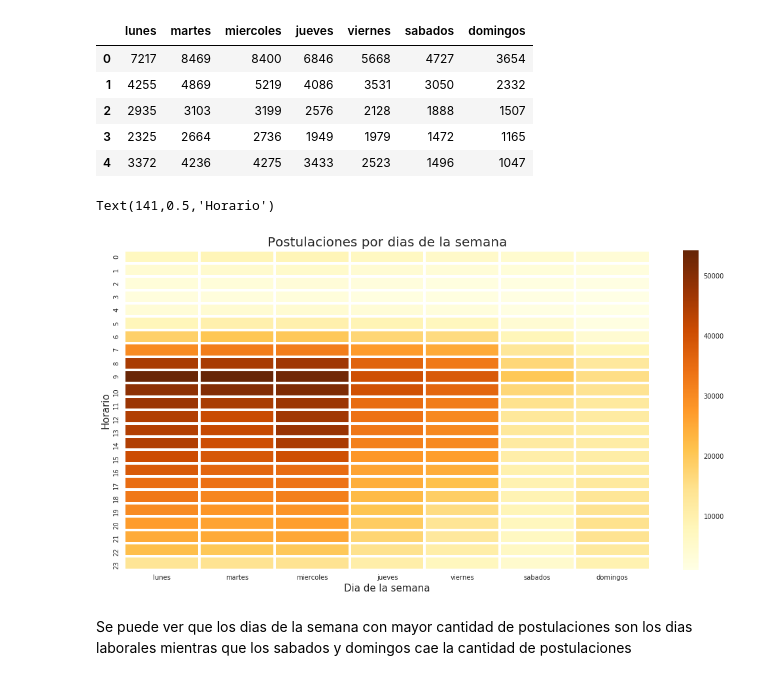
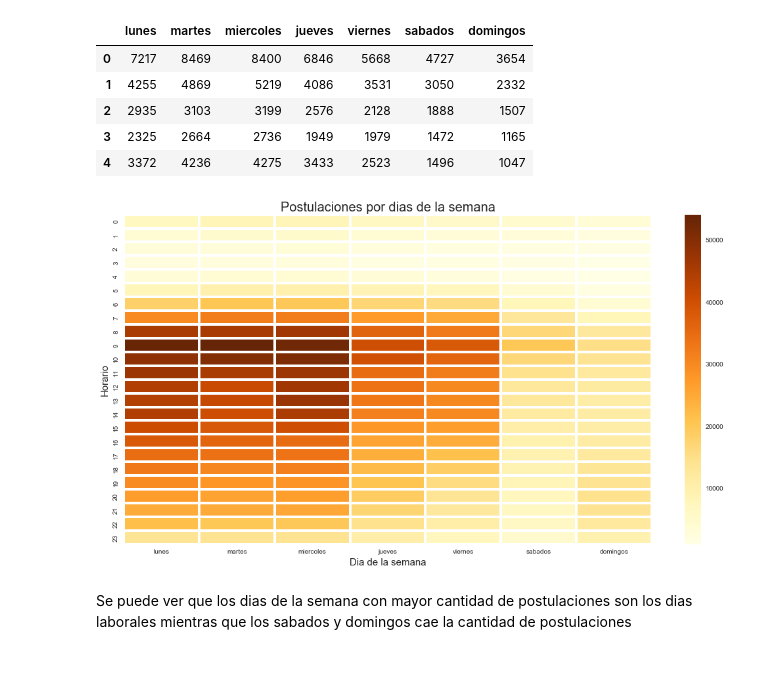
Before and after one commit to FrancoLiberali/tp1-orga-datos-1c2018, a Jupyter notebook: AnalisisExplorario.ipynb, the cells around one changed output. Saved outputs shown, nothing was run; the diff lists cells and outputs as text; code cells hidden in the pictures.

```diff
--- a/AnalisisExplorario.ipynb
+++ b/AnalisisExplorario.ipynb
@@ -460,12 +447,11 @@ dias_vs_horas.head()
 # %%
 plt.figure(figsize = (18,9))
 ax = sns.heatmap(dias_vs_horas,linewidth = 3,cmap="YlOrBr")
-ax.set_title('Postulaciones por dias de la semana',Fontsize = 20)
-ax.set_xlabel('Dia de la semana',Fontsize = 15)
-ax.set_ylabel('Horario',fontsize = 15)
+ax.set_title('Postulaciones por dias de la semana',fontsize = 20)
+ax.set_xlabel('Dia de la semana',fontsize = 15)
+ax.set_ylabel('Horario',fontsize = 15);
 # %% [output]
-Text(141,0.5,'Horario')
-[figure, old version]
+[figure, new version]
 # %% [markdown]
 Se puede ver que los dias de la semana con mayor cantidad de postulaciones son los dias laborales mientras que los sabados y domingos cae la cantidad de postulaciones
 # %% [markdown]
```
Also changed, not shown: parts of 27 cells of this notebook.
